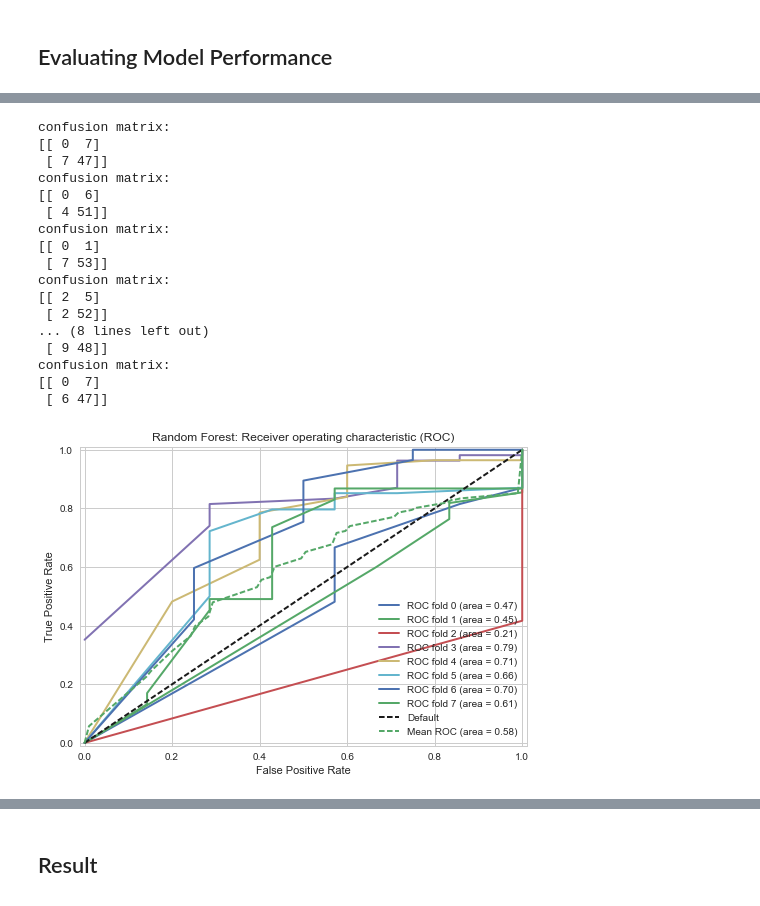
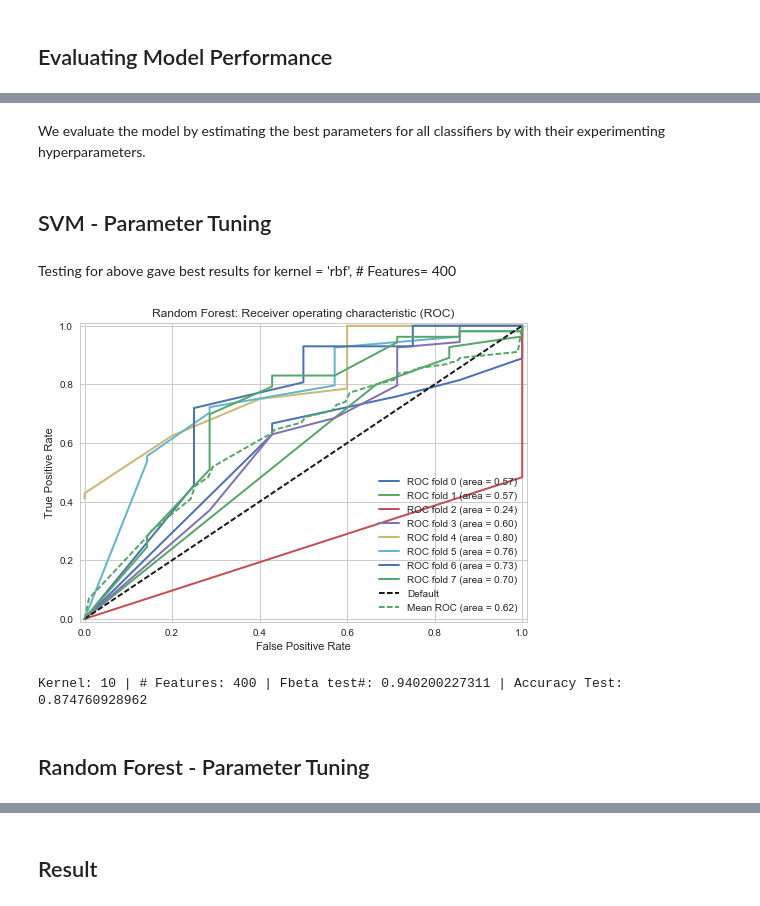
Before and after one commit to nikhilba/Epinions-Sentiment-Analysis, a Jupyter notebook: Analysis/Sentiment_Analysis.ipynb, the cells around one changed output, grey strips where cells are left out. Drawn from its saved outputs; the diff is of its cells as text; code cells hidden in the pictures.

Commit message:
Select best model

```diff
--- a/Analysis/Sentiment_Analysis.ipynb
+++ b/Analysis/Sentiment_Analysis.ipynb
@@ -313,32 +313,32 @@ Here, we are using scikit-learn to select top features using a chi-squared test.
 # %%
 from sklearn.feature_selection import SelectKBest, chi2
 
-def select_top_features(vectorizer, k, X, y_train, y):
+def select_top_features(vectorizer, k, X_train, y_train, X_test):
     """ reduces the dimension of the feature matrix
     Inputs:
         vectorizer: the TfidfVectorizer object
         k: total number of features
-        X: sparse bag-of-words TF-IDF feature matrix of training data
+        X_train: sparse bag-of-words TF-IDF feature matrix of training data
         y_train: training labels
-        y: parameterized test data
+        X_test: parameterized test data
 
     Outputs:
         sklearn.feature_extraction.text.TfidfVectorizer: the TfidfVectorizer object used
                                                 we need this to tranform the test records in the same way as train records
         scipy.sparse.csr.csr_matrix: sparse bag-of-words TF-IDF feature matrix
     """
-    # Extracting 100 best features by a chi-squared test
+    # Extracting k best features using chi-squared test
     feature_names = vectorizer.get_feature_names()
     ch2 = SelectKBest(chi2, k)
 
     # Tranform the train and test data
-    X = ch2.fit_transform(X, y_train)
-    y = ch2.transform(y)
+    X_train = ch2.fit_transform(X_train, y_train)
+    X_test = ch2.transform(X_test)
 
     # Keep selected feature names
     feature_names = [feature_names[i] for i in ch2.get_support(indices=True)]
 
-    return(X,y,feature_names)
+    return(X_train,X_test,feature_names)
 # %% [markdown]
 ## Data Processing
 # %%
@@ -441,14 +441,14 @@ from scipy import interp
 """
     Source: http://scikit-learn.org/stable/auto_examples/model_selection/plot_roc_crossval.html#sphx-glr-auto-examples-model-selection-plot-roc-crossval-py
 """
-def cross_validation(df, k, model, num_features, num_forest = 100):
+def cross_validation(df, k, model, num_features, param = 10):
     """ Function implementing k-fold cross-validation for linear regression, connect-the-dots, and default predictor
     Inputs:
         df: pd.DataFrame: processed reviews containing the column 'TEXT'
         k: value of k in k-fold cross validation
         model: function name of the model to implement
         num_features: number of top features to select
-        num_forest:  number of trees in the forest
+        param: additional parameter specific to different models
     Outputs:
         score: fbeta score of the input model
     """
@@ -459,6 +459,7 @@ def cross_validation(df, k, model, num_features, num_forest = 100):
     accuracy_train = []
     accuracy_test = []
 
+    # Initialize variables for ROC and plots
     mean_tpr = 0.0
     mean_fpr = np.linspace(0, 1, 100)
     lw = 2
@@ -499,28 +500,28 @@ def cross_validation(df, k, model, num_features, num_forest = 100):
         # Support Vector Machine
         if(model == 'SVM'):
             # fit the model
-            clf = svm.SVC(kernel='rbf', C=1e4, probability=True)
+            clf = svm.SVC(kernel=param, C=1e4, probability=True)
             clf.fit(X_train, y_train.LABEL)
 
         # Random Forest
         elif(model == 'Random Forest'):
             # fit the model
             # n_estimators: The number of trees in the forest
-            clf = RandomForestClassifier(n_estimators=num_forest, max_features=None)
+            clf = RandomForestClassifier(n_estimators=param, max_features=None)
             clf.fit(X_train, y_train.LABEL)
 
         # Logistic Regression with L1 Penalty
         elif(model == 'Logistic Regression'):
             # fit the model
-            clf = LogisticRegression(C=10, penalty='l1', tol=0.01)
+            clf = LogisticRegression(C=param, penalty='l1', tol=0.01)
             clf.fit(X_train, y_train.LABEL)
 
         #predict the label
         pred_train = clf.predict(X_train)
         pred_test = clf.predict(X_test)
 
-        print("confusion matrix:")
-        print(metrics.confusion_matrix(y_test, pred_test))
+#         print("confusion matrix:")
+#         print(metrics.confusion_matrix(y_test, pred_test))
 
         # compute fbeta score
         fbeta_train.append(get_metrics(y_train.LABEL, pred_train))
@@ -585,0 +566,4 @@ confusion matrix:
+# %% [markdown]
+We evaluate the model by estimating the best parameters for all classifiers by with their experimenting hyperparameters.
+# %% [markdown]
+## SVM - Parameter Tuning
@@ -586,21 +576,13 @@ confusion matrix:
+# %% [markdown]
+Testing for above gave best results for kernel = 'rbf', # Features= 400
 # %%
-(fbeta_train, fbeta_test, accuracy_train, accuracy_test, feature_names) = cross_validation(processed_fuji_data, 8, 'Random Forest', 1000, 10)
+kernel = 'rbf'
+num_features = 400
+(fbeta_train, fbeta_test, accuracy_train, accuracy_test, feature_names) = \
+            cross_validation(processed_fuji_data, 8, 'Random Forest', num_features, num_forest)
+print 'Kernel:', num_forest, '| # Features:', num_features, '| Fbeta test#:', fbeta_test, '| Accuracy Test:', accuracy_test
 # %% [output]
+[figure, new version]
-confusion matrix:
-[[ 0  7]
- [ 7 47]]
-confusion matrix:
-[[ 0  6]
- [ 4 51]]
-confusion matrix:
-[[ 0  1]
- [ 7 53]]
-confusion matrix:
-[[ 2  5]
- [ 2 52]]
-... (8 lines left out)
- [ 9 48]]
-confusion matrix:
-[[ 0  7]
- [ 6 47]]
+Kernel: 10 | # Features: 400 | Fbeta test#: 0.940200227311 | Accuracy Test: 0.874760928962
-[figure, old version]
+# %% [markdown]
+## Random Forest - Parameter Tuning
```
Also changed, not shown: parts of 20 cells of this notebook.
